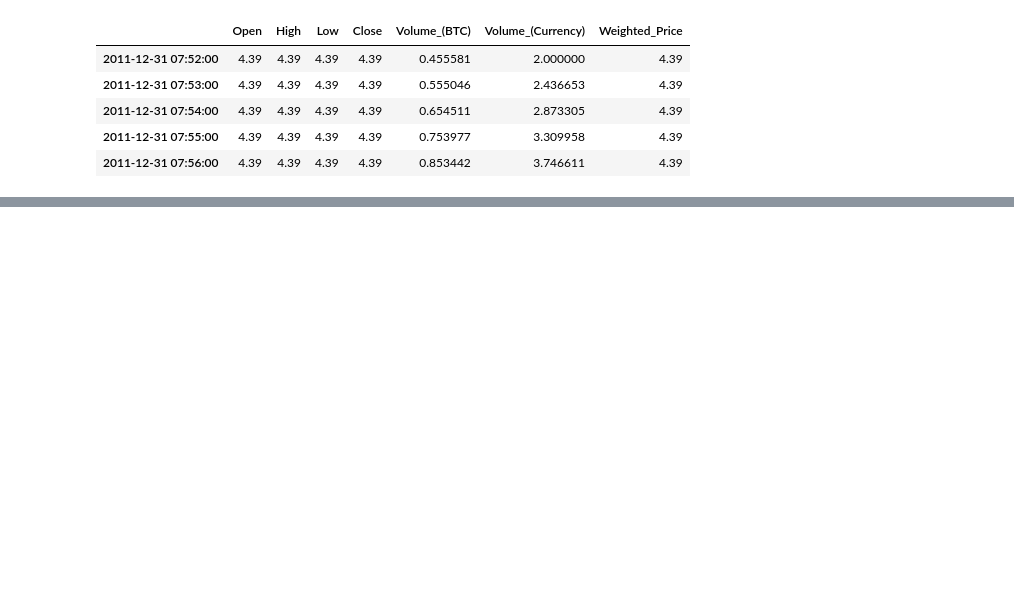
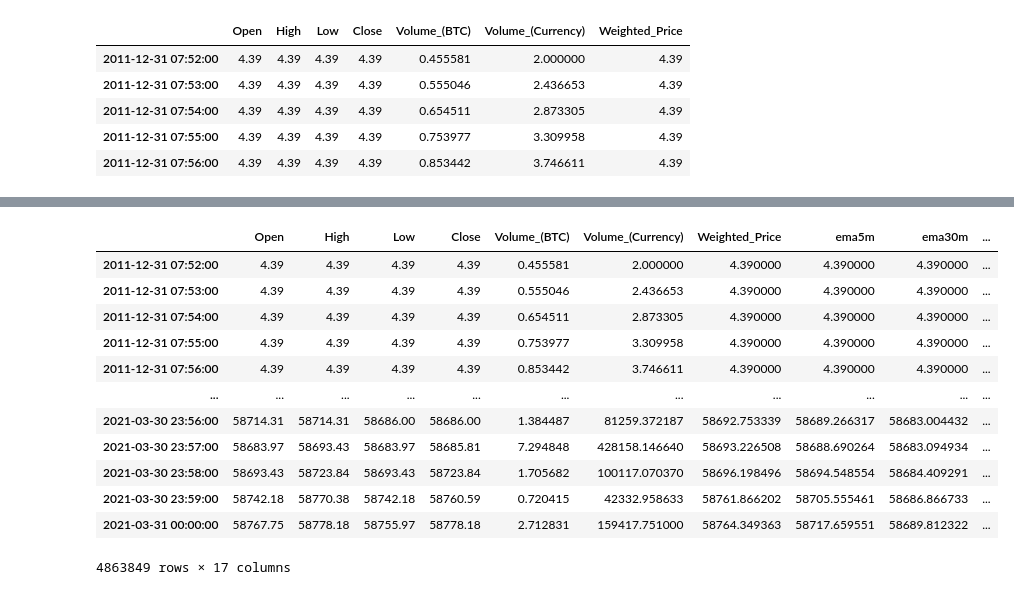
Before and after one commit to sejin-k/Coin-Prediction, a Jupyter notebook: Coin_EDA.ipynb, the cells around one changed output, grey strips where cells are left out. Saved outputs shown, nothing was run; the diff lists cells and outputs as text; code cells hidden in the pictures; blank space fills up the shorter version.

```diff
--- a/Coin_EDA.ipynb
+++ b/Coin_EDA.ipynb
@@ -70,0 +153,5 @@ btc_df.head()
+# %%
+# 앞부분 연속 데이터가 없어 결측치 발생
+# 초기에는 변화가 크지 않으므로 뒤에서부터 채움
+btc_df.interpolate(limit_direction="backward", inplace=True)
+btc_df.head()
@@ -70,0 +330,4 @@ btc_df.head()
+# %%
+import pandas as pd
+v2 = pd.read_csv("data/z_score_parral.csv")
+v2
@@ -70,0 +348,3 @@ btc_df.head()
+# %%
+btc_df['z-score'] = v2['z-score']
+btc_df.head()
@@ -70,0 +358,16 @@ btc_df.head()
+# %%
+btc_df
+# %% [output]
+|  | Open | High | Low | Close | Volume_(BTC) | Volume_(Currency) | Weighted_Price | ema5m | ema30m | ... |
+| 2011-12-31 07:52:00 | 4.39 | 4.39 | 4.39 | 4.39 | 0.455581 | 2.000000 | 4.390000 | 4.390000 | 4.390000 | ... |
+| 2011-12-31 07:53:00 | 4.39 | 4.39 | 4.39 | 4.39 | 0.555046 | 2.436653 | 4.390000 | 4.390000 | 4.390000 | ... |
+| 2011-12-31 07:54:00 | 4.39 | 4.39 | 4.39 | 4.39 | 0.654511 | 2.873305 | 4.390000 | 4.390000 | 4.390000 | ... |
+| 2011-12-31 07:55:00 | 4.39 | 4.39 | 4.39 | 4.39 | 0.753977 | 3.309958 | 4.390000 | 4.390000 | 4.390000 | ... |
+| 2011-12-31 07:56:00 | 4.39 | 4.39 | 4.39 | 4.39 | 0.853442 | 3.746611 | 4.390000 | 4.390000 | 4.390000 | ... |
+| ... | ... | ... | ... | ... | ... | ... | ... | ... | ... | ... |
+| 2021-03-30 23:56:00 | 58714.31 | 58714.31 | 58686.00 | 58686.00 | 1.384487 | 81259.372187 | 58692.753339 | 58689.266317 | 58683.004432 | ... |
+| 2021-03-30 23:57:00 | 58683.97 | 58693.43 | 58683.97 | 58685.81 | 7.294848 | 428158.146640 | 58693.226508 | 58688.690264 | 58683.094934 | ... |
+| 2021-03-30 23:58:00 | 58693.43 | 58723.84 | 58693.43 | 58723.84 | 1.705682 | 100117.070370 | 58696.198496 | 58694.548554 | 58684.409291 | ... |
+| 2021-03-30 23:59:00 | 58742.18 | 58770.38 | 58742.18 | 58760.59 | 0.720415 | 42332.958633 | 58761.866202 | 58705.555461 | 58686.866733 | ... |
+| 2021-03-31 00:00:00 | 58767.75 | 58778.18 | 58755.97 | 58778.18 | 2.712831 | 159417.751000 | 58764.349363 | 58717.659551 | 58689.812322 | ... |
+4863849 rows × 17 columns
```
Also changed, not shown: parts of 29 cells of this notebook.
